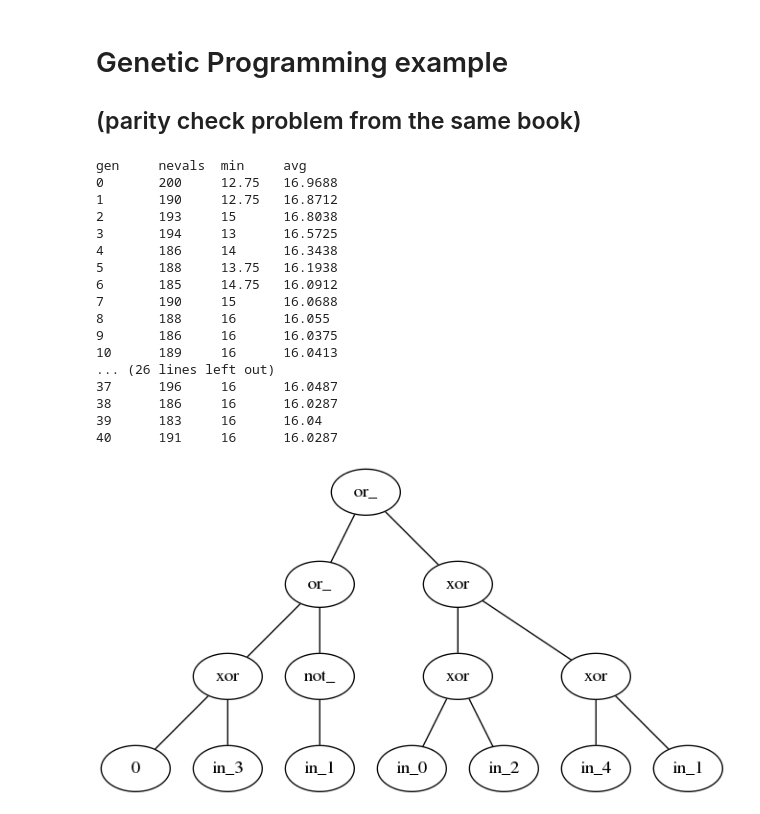
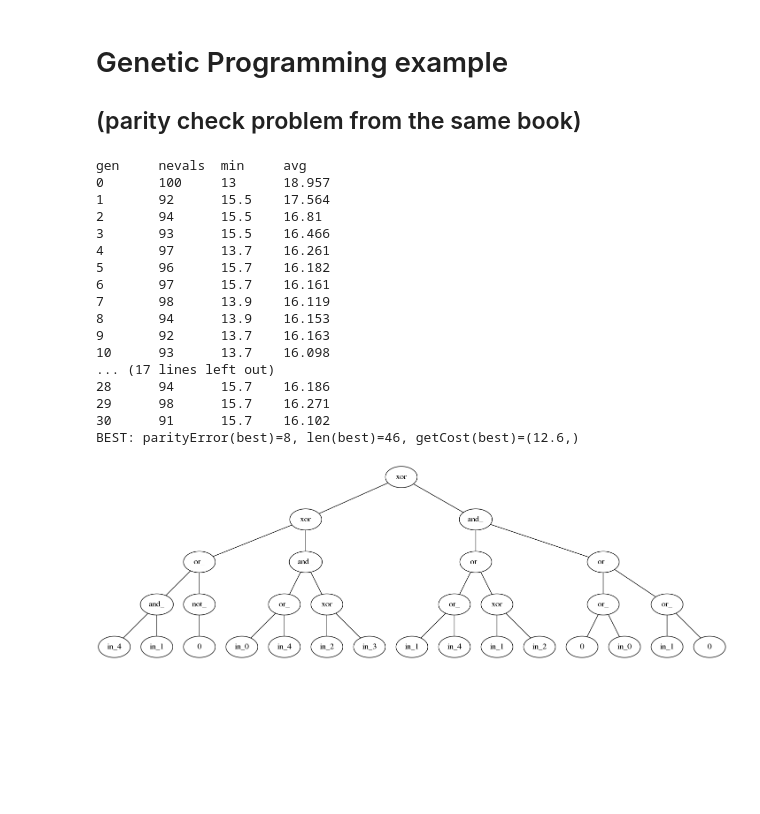
Before and after one commit to davekirby/EFFProject, a Jupyter notebook: notebooks/deap testbed.ipynb, the cells around one changed output. Cells and saved outputs as stored; diff of their text form; code cells hidden in the pictures; blank space fills up the shorter version.

```diff
--- a/notebooks/deap testbed.ipynb
+++ b/notebooks/deap testbed.ipynb
@@ -154,14 +154,14 @@ import operator
 
 NUM_INPUTS = 5
 NUM_COMBINATIONS = 2**NUM_INPUTS
-POP_SIZE = 200
+POP_SIZE = 100
 P_CROSSOVER = 0.9
 P_MUTATION = 0.5
-MAX_GENERATIONS = 40
-HOF_SIZE = 10
+MAX_GENERATIONS = 30
+HOF_SIZE = 3
 
 MIN_TREE_HEIGHT = 3
-MAX_TREE_HEIGHT = 5
+MAX_TREE_HEIGHT = 6
 MUT_MIN_TREE_HEIGHT = 0
 MUT_MAX_TREE_HEIGHT = 2
 LIMIT_TREE_HEIGHT = 17
@@ -188,7 +188,7 @@ def parityError(individual):
     return sum(func(*pIn) != pOut for pIn, pOut in zip(parityIn, parityOut))
 
 def getCost(individual):
-    return (parityError(individual) + individual.height/4,)
+    return (parityError(individual) + len(individual)/10,)
 
 toolbox.register("evaluate", getCost)
 toolbox.register("select", tools.selTournament, tournsize=2)
@@ -203,47 +203,49 @@ hof = tools.HallOfFame(HOF_SIZE)
 stats = tools.Statistics(lambda ind: ind.fitness.values)
 stats.register("min", np.min)
 stats.register("avg", np.mean)
 population = toolbox.populationCreator(n=POP_SIZE)
 
 population, logbook = algorithms.eaSimple(
     population, toolbox, cxpb=P_CROSSOVER, mutpb=P_MUTATION, ngen=MAX_GENERATIONS, stats=stats,
     halloffame=hof, verbose=True
 )
 
+print(f"BEST: {parityError(best)=}, {len(best)=}, {getCost(best)=}")
+
 import networkx as nx
 import pygraphviz as pgv
 
 best = hof.items[0]
 nodes, edges, labels = gp.graph(best)
 
 g = pgv.AGraph()
 g.add_nodes_from(nodes)
 g.add_edges_from(edges)
 g.layout(prog="dot")
 
 for i in nodes:
     n = g.get_node(i)
     n.attr["label"] = labels[i]
 
 png_str = g.draw(format="png")
 from IPython.display import Image
 Image(data=png_str, format="png")
 # %% [output]
 gen     nevals  min     avg
-0       200     12.75   16.9688
-1       190     12.75   16.8712
-2       193     15      16.8038
-3       194     13      16.5725
-4       186     14      16.3438
-5       188     13.75   16.1938
-6       185     14.75   16.0912
-7       190     15      16.0688
-8       188     16      16.055
-9       186     16      16.0375
-10      189     16      16.0413
-... (26 lines left out)
-37      196     16      16.0487
-38      186     16      16.0287
-39      183     16      16.04
-40      191     16      16.0287
+0       100     13      18.957
+1       92      15.5    17.564
+2       94      15.5    16.81
+3       93      15.5    16.466
+4       97      13.7    16.261
+5       96      15.7    16.182
+6       97      15.7    16.161
+7       98      13.9    16.119
+8       94      13.9    16.153
+9       92      13.7    16.163
+10      93      13.7    16.098
+... (17 lines left out)
+28      94      15.7    16.186
+29      98      15.7    16.271
+30      91      15.7    16.102
+BEST: parityError(best)=8, len(best)=46, getCost(best)=(12.6,)
-[figure, old version]
+[figure, new version]
```
Also changed, not shown: 1 other file.
